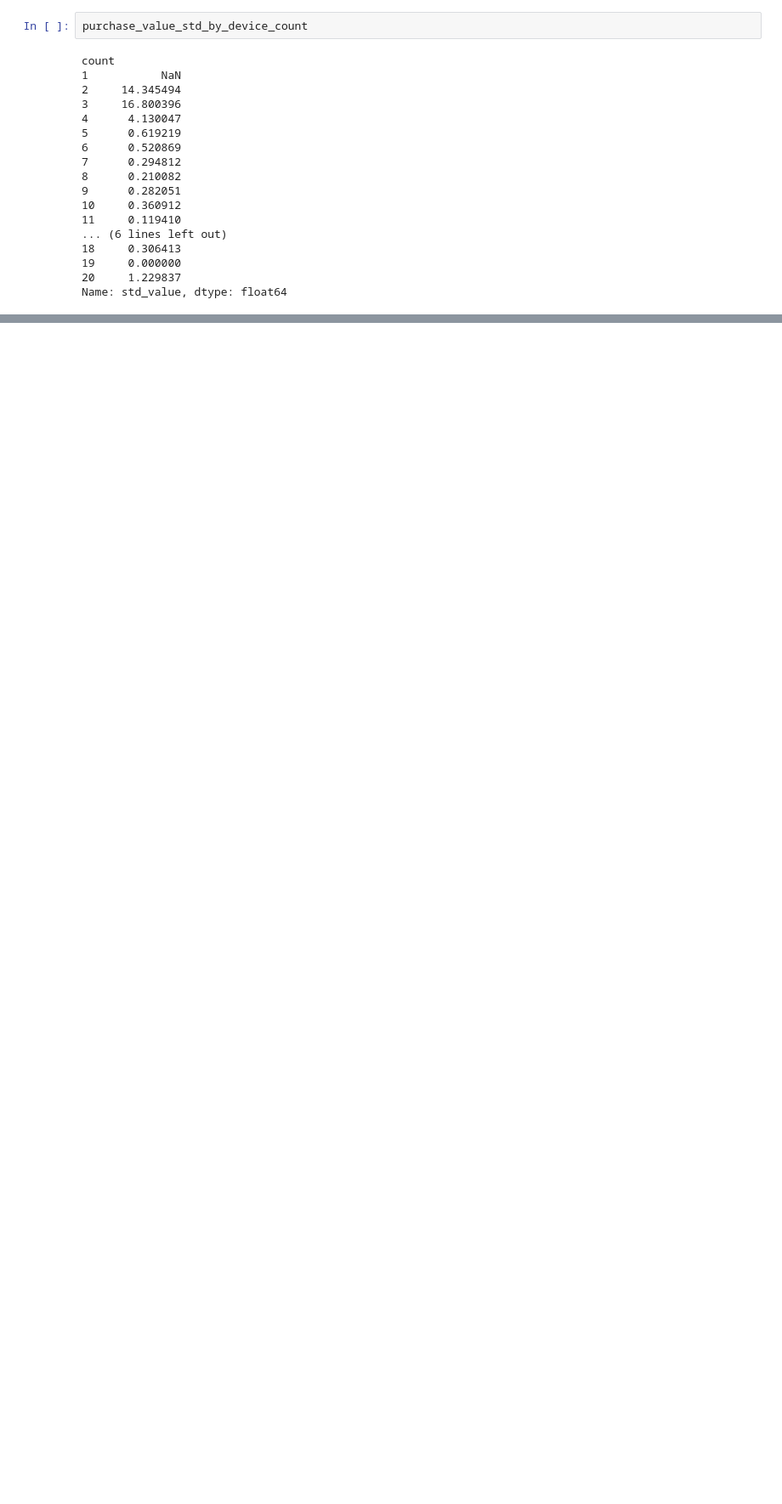
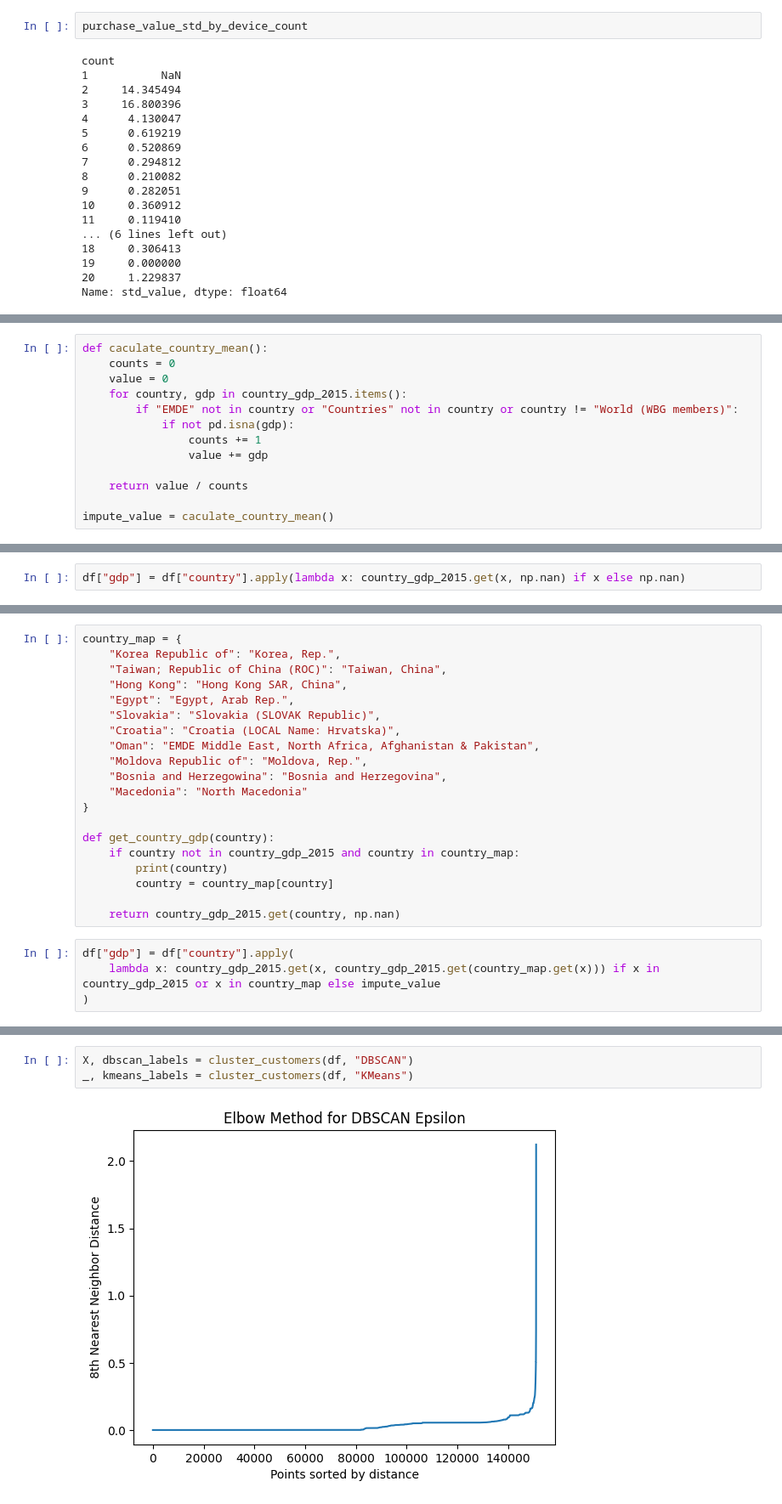
Before and after one commit to hannnying/ecommerce-fraud, a Jupyter notebook: fraud_dataset_eda.ipynb, the cells around one changed output, grey strips where cells are left out. Shown at 85% size. Saved outputs shown, nothing was run; the diff lists cells and outputs as text; blank space fills up the shorter version.

```diff
--- a/fraud_dataset_eda.ipynb
+++ b/fraud_dataset_eda.ipynb
@@ -920,0 +941,13 @@ Name: std_value, dtype: float64
+# %%
+def caculate_country_mean():
+    counts = 0
+    value = 0
+    for country, gdp in country_gdp_2015.items():
+        if "EMDE" not in country or "Countries" not in country or country != "World (WBG members)":
+            if not pd.isna(gdp):
+                counts += 1
+                value += gdp
+
+    return value / counts
+
+impute_value = caculate_country_mean()
@@ -920,0 +958,2 @@ Name: std_value, dtype: float64
+# %%
+df["gdp"] = df["country"].apply(lambda x: country_gdp_2015.get(x, np.nan) if x else np.nan)
@@ -920,0 +998,24 @@ Name: std_value, dtype: float64
+# %%
+country_map = {
+    "Korea Republic of": "Korea, Rep.",
+    "Taiwan; Republic of China (ROC)": "Taiwan, China",
+    "Hong Kong": "Hong Kong SAR, China",
+    "Egypt": "Egypt, Arab Rep.",
+    "Slovakia": "Slovakia (SLOVAK Republic)",
+    "Croatia": "Croatia (LOCAL Name: Hrvatska)",
+    "Oman": "EMDE Middle East, North Africa, Afghanistan & Pakistan",
+    "Moldova Republic of": "Moldova, Rep.",
+    "Bosnia and Herzegowina": "Bosnia and Herzegovina",
+    "Macedonia": "North Macedonia"
+}
+
+def get_country_gdp(country):
+    if country not in country_gdp_2015 and country in country_map:
+        print(country)
+        country = country_map[country]
+
+    return country_gdp_2015.get(country, np.nan)
+# %%
+df["gdp"] = df["country"].apply(
+    lambda x: country_gdp_2015.get(x, country_gdp_2015.get(country_map.get(x))) if x in country_gdp_2015 or x in country_map else impute_value
+)
@@ -920,0 +1071,5 @@ Name: std_value, dtype: float64
+# %%
+X, dbscan_labels = cluster_customers(df, "DBSCAN")
+_, kmeans_labels = cluster_customers(df, "KMeans")
+# %% [output]
+[figure, added]
```
Also changed, not shown: parts of 22 cells of this notebook.
